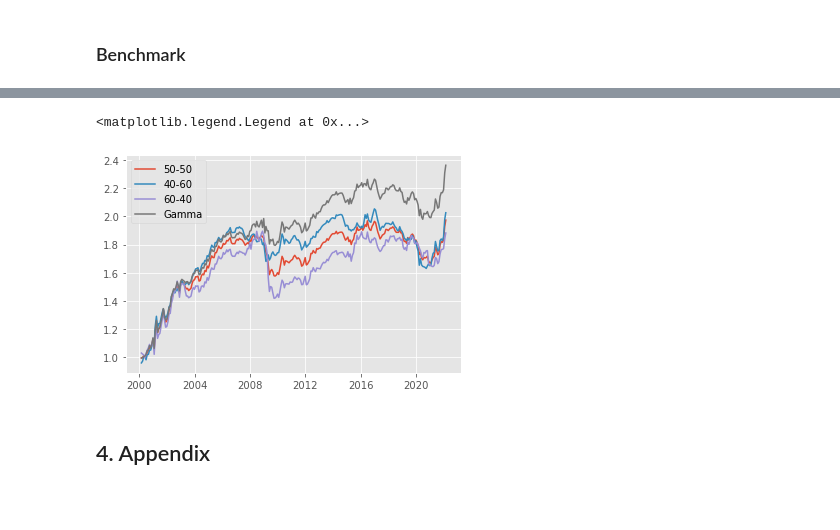
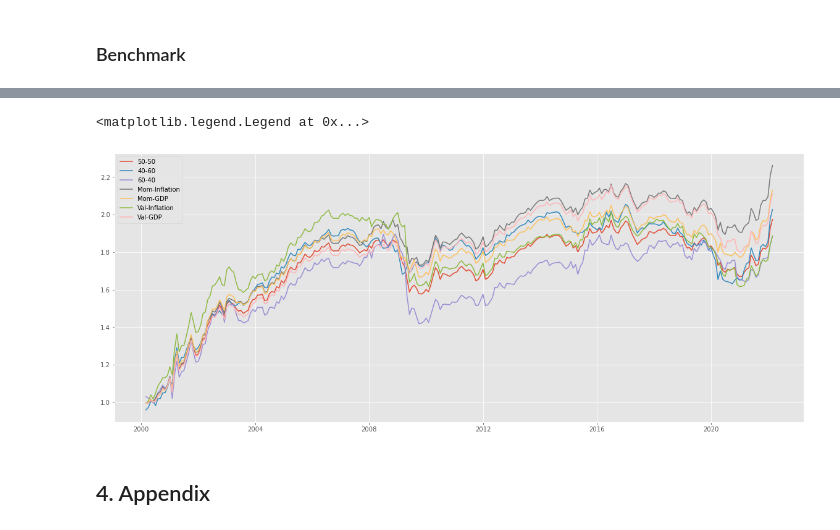
Before and after one commit to charlesyew/quant-methods-project, a Jupyter notebook: Quant Methods Project.ipynb, the cells around one changed output, grey strips where cells are left out. Drawn from its saved outputs; the diff is of its cells as text; code cells hidden in the pictures; blank space fills up the shorter version.

```diff
--- a/Quant Methods Project.ipynb
+++ b/Quant Methods Project.ipynb
@@ -91,6 +93,3 @@ def run_ols(predictor, factor, start_date, end_date):
 
 
     return r2, beta0, beta1
-# %%
-# model fit
-r2, beta0, beta1 = run_ols('Inflation', 'Momentum', train_start_date0, train_end_date0)
@@ -120,3 +96,22 @@ mom_inflation
+# %%
+def timing_table(factor, predictor, upper_bound = 1, lower_bound = 0):
+    # model fit
+    r2, beta0, beta1 = run_ols(predictor, factor , train_start_date0, train_end_date0)
+
+    timing_df = pd.DataFrame(columns = ['Forecasted Returns', 'Actual Returns'])
+    timing_df['Actual Returns'] = factor_returns.loc[test_start_date:test_end_date, factor]
+    temp = timing_variables.loc[test_start_date0:test_end_date0, predictor] * beta1 + beta0
+    timing_df['Forecasted Returns'] = temp.shift(1, freq  = 'infer')
+    timing_df['Signal'] = timing_df['Forecasted Returns'].pct_change().fillna(0)
+    timing_df['Gamma'] = 1/(1 + np.exp(-timing_df['Signal'])) # np.amin(upper_bound, np.amax(lower_bound, 1/(1 + np.exp(-timing_df['Signal']))))
+    timing_df['Gamma'] = np.where(timing_df['Gamma'] > lower_bound, timing_df['Gamma'], lower_bound) # lower bound
+    timing_df['Gamma'] = np.where(timing_df['Gamma'] <  upper_bound, timing_df['Gamma'], upper_bound) # upper bound
+    return timing_df
+
+mom_inflation = timing_table('Momentum', 'Inflation')
+mom_GDP = timing_table('Momentum', 'CNFAI_MA3')
+val_inflation = timing_table('Value', 'Inflation')
+val_GDP = timing_table('Value', 'CNFAI_MA3')
 # %% [markdown]
 <h3> Benchmark
 # %%
@@ -128,4 +123,7 @@ factor_returns_test['ValMom-60-40'] = 0.6 * factor_returns_test['Value'] + 0.4 *
 # static 40-60
 factor_returns_test['ValMom-40-60'] = 0.4 * factor_returns_test['Value'] + 0.6 * factor_returns_test['Momentum']
 # dynamic
-factor_returns_test['ValMom-gamma']  = factor_returns_test['Value'] * (1 - mom_inflation['Gamma']) + factor_returns_test['Momentum'] * (mom_inflation['Gamma'])
+factor_returns_test['ValMom-gamma1']  = factor_returns_test['Value'] * (1 - mom_inflation['Gamma']) + factor_returns_test['Momentum'] * (mom_inflation['Gamma'])
+factor_returns_test['ValMom-gamma2']  = factor_returns_test['Value'] * (1 - mom_GDP['Gamma']) + factor_returns_test['Momentum'] * (mom_GDP['Gamma'])
+factor_returns_test['ValMom-gamma3']  = factor_returns_test['Value'] * (val_inflation['Gamma']) + factor_returns_test['Momentum'] * (1 - val_inflation['Gamma'])
+factor_returns_test['ValMom-gamma4']  = factor_returns_test['Value'] * (val_GDP['Gamma']) + factor_returns_test['Momentum'] * (1 - val_GDP['Gamma'])
@@ -151,13 +166,19 @@ summary.T
 # %%
 # cumulative returns
-plt.plot(np.cumprod(1 + factor_returns_test['ValMom-50-50']), label = '50-50')
-plt.plot(np.cumprod(1 + factor_returns_test['ValMom-60-40']), label = '40-60')
-plt.plot(np.cumprod(1 + factor_returns_test['ValMom-40-60']), label = '60-40')
-plt.plot(np.cumprod(1 + factor_returns_test['ValMom-gamma']), label = 'Gamma')
+factor_cumret = np.cumprod(1 + factor_returns_test)
+
+plt.figure(figsize = (20,8))
+plt.plot(factor_cumret['ValMom-50-50'], label = '50-50')
+plt.plot(factor_cumret['ValMom-60-40'], label = '40-60')
+plt.plot(factor_cumret['ValMom-40-60'], label = '60-40')
+plt.plot(factor_cumret['ValMom-gamma1'], label = 'Mom-Inflation')
+plt.plot(factor_cumret['ValMom-gamma2'], label = 'Mom-GDP')
+plt.plot(factor_cumret['ValMom-gamma3'], label = 'Val-Inflation')
+plt.plot(factor_cumret['ValMom-gamma4'], label = 'Val-GDP')
 plt.legend()
 # %% [output]
 <matplotlib.legend.Legend at 0x...>
-[figure, old version]
+[figure, new version]
 # %% [markdown]
 <h2> 4. Appendix
 # %% [markdown]
```
Also changed, not shown: parts of 15 cells of this notebook.
